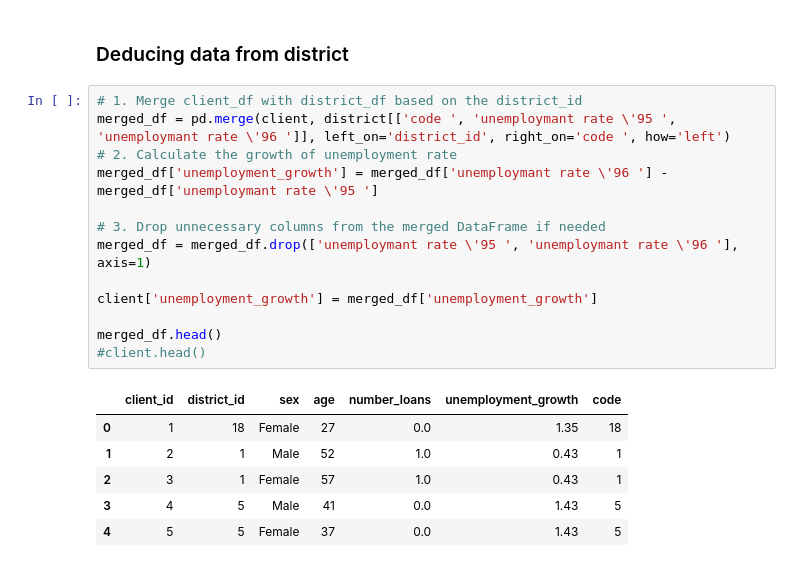
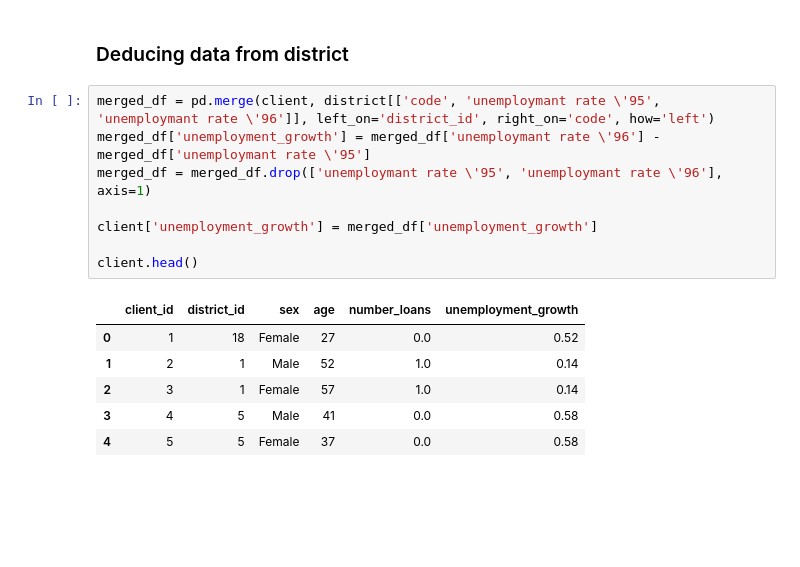
Before and after one commit to DanielaTomas/FCUP-DM1, a Jupyter notebook: DM1.ipynb, the cells around one changed output. Drawn from its saved outputs; the diff is of its cells as text; blank space fills up the shorter version.

```diff
--- a/DM1.ipynb
+++ b/DM1.ipynb
@@ -659,22 +669,17 @@ plt.show()
 # %% [markdown]
 ### Deducing data from district
 # %%
-# 1. Merge client_df with district_df based on the district_id
-merged_df = pd.merge(client, district[['code ', 'unemploymant rate \'95 ', 'unemploymant rate \'96 ']], left_on='district_id', right_on='code ', how='left')
-# 2. Calculate the growth of unemployment rate
-merged_df['unemployment_growth'] = merged_df['unemploymant rate \'96 '] - merged_df['unemploymant rate \'95 ']
-
-# 3. Drop unnecessary columns from the merged DataFrame if needed
-merged_df = merged_df.drop(['unemploymant rate \'95 ', 'unemploymant rate \'96 '], axis=1)
+merged_df = pd.merge(client, district[['code', 'unemploymant rate \'95', 'unemploymant rate \'96']], left_on='district_id', right_on='code', how='left')
+merged_df['unemployment_growth'] = merged_df['unemploymant rate \'96'] - merged_df['unemploymant rate \'95']
+merged_df = merged_df.drop(['unemploymant rate \'95', 'unemploymant rate \'96'], axis=1)
 
 client['unemployment_growth'] = merged_df['unemployment_growth']
 
-merged_df.head()
-#client.head()
+client.head()
 # %% [output]
-|  | client_id | district_id | sex | age | number_loans | unemployment_growth | code |
-| 0 | 1 | 18 | Female | 27 | 0.0 | 1.35 | 18 |
-| 1 | 2 | 1 | Male | 52 | 1.0 | 0.43 | 1 |
-| 2 | 3 | 1 | Female | 57 | 1.0 | 0.43 | 1 |
-| 3 | 4 | 5 | Male | 41 | 0.0 | 1.43 | 5 |
-| 4 | 5 | 5 | Female | 37 | 0.0 | 1.43 | 5 |
+|  | client_id | district_id | sex | age | number_loans | unemployment_growth |
+| 0 | 1 | 18 | Female | 27 | 0.0 | 0.52 |
+| 1 | 2 | 1 | Male | 52 | 1.0 | 0.14 |
+| 2 | 3 | 1 | Female | 57 | 1.0 | 0.14 |
+| 3 | 4 | 5 | Male | 41 | 0.0 | 0.58 |
+| 4 | 5 | 5 | Female | 37 | 0.0 | 0.58 |
```
Also changed, not shown: parts of 27 cells of this notebook, 2 other files.
